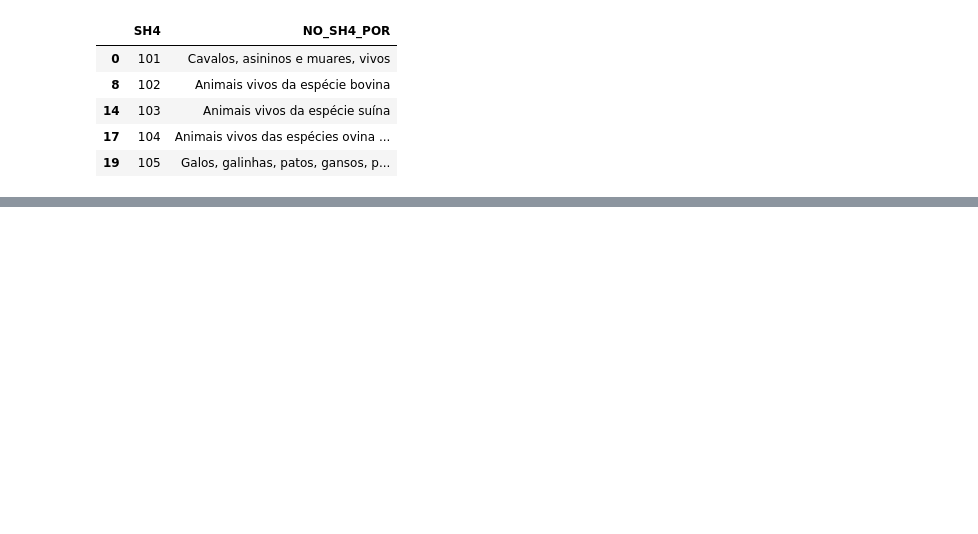
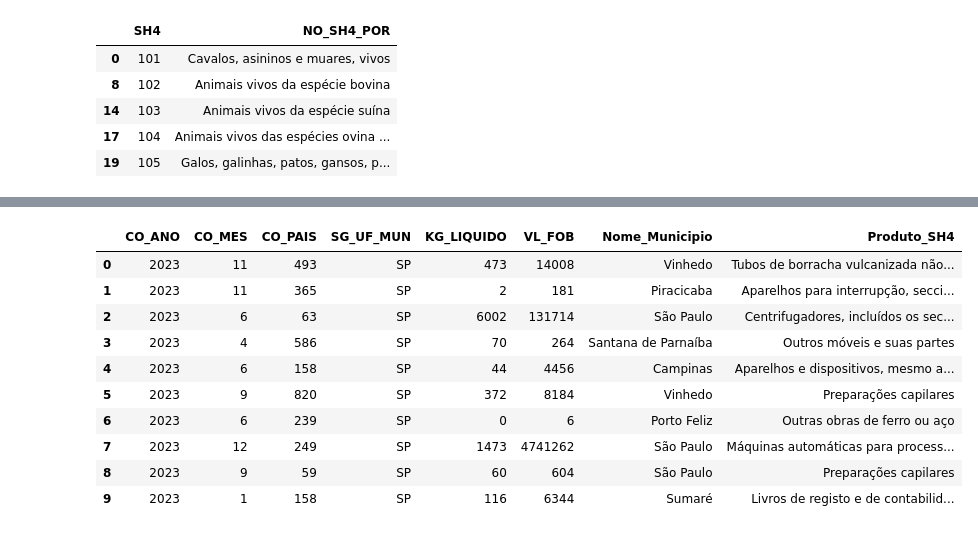
Before and after one commit to Lucasdz-7/Projeto-Integrador-1, a Jupyter notebook: CódigoProjeto.ipynb, the cells around one changed output, grey strips where cells are left out. Saved outputs shown, nothing was run; the diff lists cells and outputs as text; code cells hidden in the pictures; blank space fills up the shorter version.

```diff
--- a/CódigoProjeto.ipynb
+++ b/CódigoProjeto.ipynb
@@ -4,7 +5,7 @@ import pandas as pd
 # Conectando e baixando arquivos do GitHub
 
 arquivos = ["DadosBase2023.csv", "DadosBase2024.csv", "SH.csv", "NomesMunicipios.csv", "Paises.csv",]
-url_base = "https://raw.githubusercontent.com/Lucasdz-7/Projeto-Integrador-1/f81f64f9a0324de118ead77d63aba9e33bb98e32/Projeto/"
+url_base = "https://raw.githubusercontent.com/Lucasdz-7/Projeto-Integrador-1/main/Projeto/"
 # %%
 # Criando Dataframes
 
@@ -133,3 +129,21 @@ ExportacaoSp.head(5)
 | 2 | 2023 | 6 | 8421 | 63 | SP | 6002 | 131714 | São Paulo | Centrifugadores, incluídos os sec... |
 | 3 | 2023 | 4 | 9403 | 586 | SP | 70 | 264 | Santana de Parnaíba | Outros móveis e suas partes |
 | 4 | 2023 | 6 | 8419 | 158 | SP | 44 | 4456 | Campinas | Aparelhos e dispositivos, mesmo a... |
+# %%
+# Renomeando colunas
+
+ExportacaoSp.drop(columns=['SH4'], inplace=True)
+ExportacaoSp.rename(columns={'NO_SH4_POR': 'Produto_SH4'}, inplace=True)
+ExportacaoSp.head(10)
+# %% [output]
+|  | CO_ANO | CO_MES | CO_PAIS | SG_UF_MUN | KG_LIQUIDO | VL_FOB | Nome_Municipio | Produto_SH4 |
+| 0 | 2023 | 11 | 493 | SP | 473 | 14008 | Vinhedo | Tubos de borracha vulcanizada não... |
+| 1 | 2023 | 11 | 365 | SP | 2 | 181 | Piracicaba | Aparelhos para interrupção, secci... |
+| 2 | 2023 | 6 | 63 | SP | 6002 | 131714 | São Paulo | Centrifugadores, incluídos os sec... |
+| 3 | 2023 | 4 | 586 | SP | 70 | 264 | Santana de Parnaíba | Outros móveis e suas partes |
+| 4 | 2023 | 6 | 158 | SP | 44 | 4456 | Campinas | Aparelhos e dispositivos, mesmo a... |
+| 5 | 2023 | 9 | 820 | SP | 372 | 8184 | Vinhedo | Preparações capilares |
+| 6 | 2023 | 6 | 239 | SP | 0 | 6 | Porto Feliz | Outras obras de ferro ou aço |
+| 7 | 2023 | 12 | 249 | SP | 1473 | 4741262 | São Paulo | Máquinas automáticas para process... |
+| 8 | 2023 | 9 | 59 | SP | 60 | 604 | São Paulo | Preparações capilares |
+| 9 | 2023 | 1 | 158 | SP | 116 | 6344 | Sumaré | Livros de registo e de contabilid... |
```
Also changed, not shown: parts of 14 cells of this notebook.
